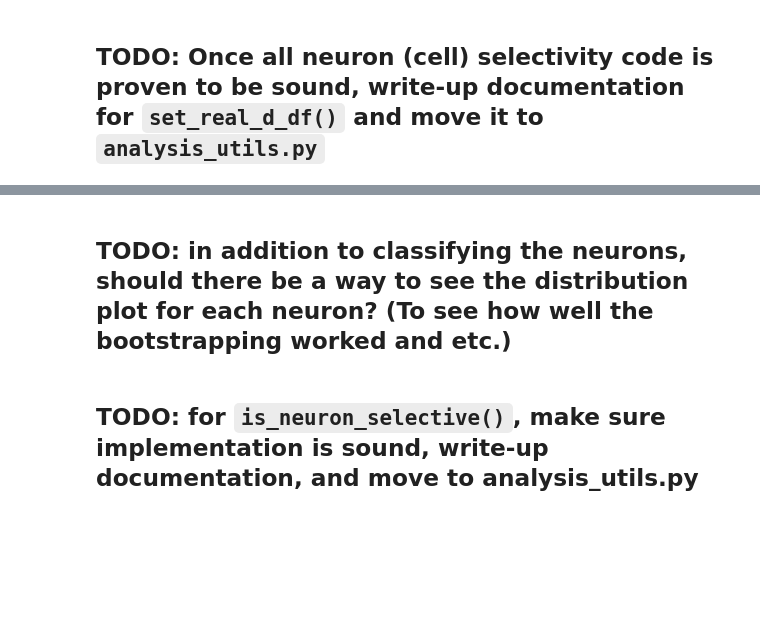
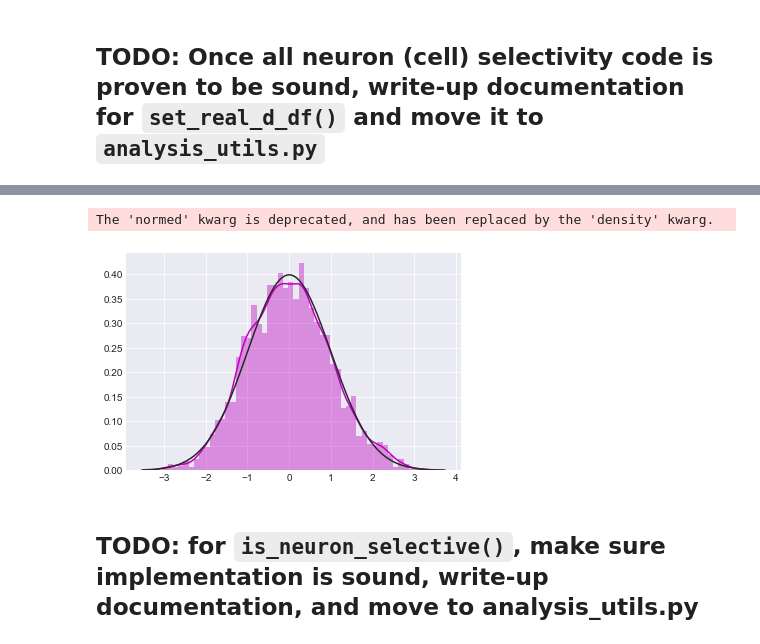
Before and after one commit to smu160/PvsNP, a Jupyter notebook: EPM_Analysis.ipynb, the cells around one changed output, grey strips where cells are left out. Drawn from its saved outputs; the diff is of its cells as text; code cells hidden in the pictures; blank space fills up the shorter version.

Commit message:
Fixed implementation of bootstrap functions and added demo of what was fixed

```diff
--- a/EPM_Analysis.ipynb
+++ b/EPM_Analysis.ipynb
@@ -120,3 +90,5 @@ compute_d_rate(result_dataframe, cell_transients_dataframe, "Running_frames")
+# %%
+_ = compute_d_rate(neuron_concated_behavior, cell_transients_dataframe, "Running_frames")
 # %% [markdown]
 ## TODO: Once all neuron (cell) selectivity code is proven to be sound, write-up documentation for `set_real_d_df()` and move it to `analysis_utils.py`
 # %%
@@ -136,6 +154,6 @@ real_d_df
 # %%
-def shuffle_worker(q, n, neuron_activity_df, mouse_behavior_df, behavior):
-    """ Homebrewed bootstrapping function for EPM Analysis
+def shuffle_worker(q, num_of_experiments, neuron_activity_df, neuron_and_behavior_df, behavior):
+    """Homebrewed bootstrapping function for EPM Analysis
 
     Bootstrapping function that allows estimation of the sample distribution
     using cyclical shifting of the index of a pandas dataframe.
@@ -151,33 +169,33 @@ def shuffle_worker(q, n, neuron_activity_df, mouse_behavior_df, behavior):
         A Pandas DataFrame that contains all the neuron and behavior
         data after all the data has been bootstraped
     """
-    shifted_beh_df = mouse_behavior_df.copy()
-    shuffled_df = pd.DataFrame(columns=neuron_activity_df.columns, index=range(1, n+1))
-    for row in shuffled_df.itertuples():
-        shifted_beh_df.set_index(np.roll(mouse_behavior_df.index, random.randrange(1, len(mouse_behavior_df.index))), inplace=True)
-        shifted_df = pd.concat([neuron_activity_df, shifted_beh_df], axis=1)
-        shuffled_df.loc[row.Index] = compute_d_rate(shifted_df, neuron_activity_df, behavior)
+    first_col = neuron_activity_df.columns[0]
+    last_col = neuron_activity_df.columns[len(neuron_activity_df.columns)-1]
+    shuffled_df = pd.DataFrame(columns=neuron_activity_df.columns)
+
+    for index in range(num_of_experiments):
+        neuron_and_behavior_df.loc[:, first_col:last_col] = neuron_and_behavior_df.loc[:, first_col:last_col].apply(lambda x: x.sample(frac=1).values)
+        shuffled_df.loc[index] = compute_d_rate(neuron_and_behavior_df, neuron_activity_df, behavior)
 
     q.put(shuffled_df)
 # %%
-def shuffle(iterations, neuron_activity_df, mouse_behavior_df, behavior):
-    """
-    This function...
+def shuffle(total_experiments, neuron_and_behavior_df, neuron_activity_df, behavior):
+    """This function...
 
     Args:
 
     Returns:
     """
-    NUM_OF_ROWS = int(iterations / 10)
+    experiments_per_worker = total_experiments // os.cpu_count()
     q = Queue()
     processes = []
     rets = []
-    for _ in range(0, 10):
-        p = Process(target=shuffle_worker, args=(q, NUM_OF_ROWS, neuron_activity_df, mouse_behavior_df, behavior))
+    for _ in range(0, os.cpu_count()):
+        p = Process(target=shuffle_worker, args=(q, experiments_per_worker, neuron_activity_df, neuron_and_behavior_df, behavior))
         processes.append(p)
         p.start()
     for p in processes:
-        ret = q.get() # will block
+        ret = q.get()  # will block
         rets.append(ret)
     for p in processes:
         p.join()
@@ -186,6 +204,6 @@ def shuffle(iterations, neuron_activity_df, mouse_behavior_df, behavior):
 # %%
 import time
 s = time.time()
-bootstrapped = shuffle(10000, cell_transients_dataframe, behavior_df, "Running_frames")
+bootstrapped = shuffle(10000, neuron_concated_behavior, AUC_dataframe, "OpenArms_centerpoint")
 e = time.time()
 print(e-s)
@@ -194,7 +233,9 @@ bootstrapped
 # %%
-sns.distplot(bootstrapped["neuron19"].tolist(), color='m', fit=stats.norm);
+import scipy
+sns.distplot(scipy.stats.zscore(bootstrapped["neuron50"]), color='m', fit=stats.norm);
+# %% [output]
+The 'normed' kwarg is deprecated, and has been replaced by the 'density' kwarg.
+[figure, added]
-# %% [markdown]
-## TODO: in addition to classifying the neurons, should there be a way to see the distribution plot for each neuron? (To see how well the bootstrapping worked and etc.)
 # %% [markdown]
 ## TODO: for `is_neuron_selective()`, make sure implementation is sound, write-up documentation, and move to analysis_utils.py
 # %%
```
Also changed, not shown: parts of 23 cells of this notebook.
